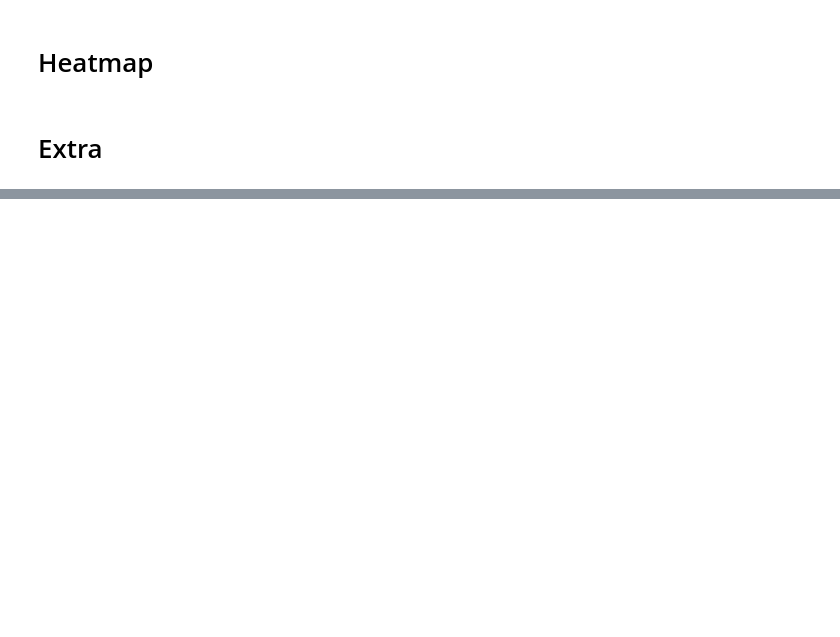
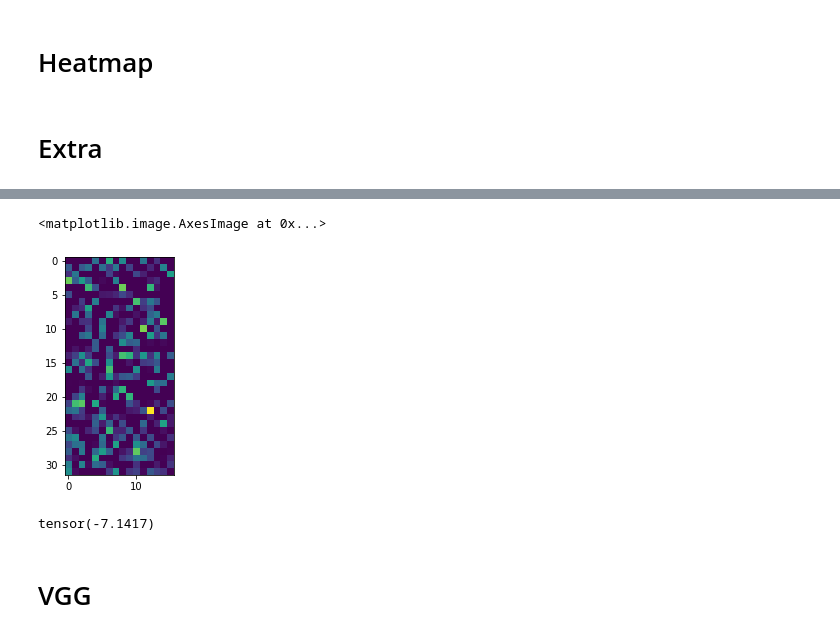
Before and after one commit to ParthikB/F.R.I.E.N.D.S, a Jupyter notebook: FRIENDS_siamese.ipynb, the cells around one changed output, grey strips where cells are left out. Drawn from its saved outputs; the diff is of its cells as text; code cells hidden in the pictures; blank space fills up the shorter version.

```diff
--- a/FRIENDS_siamese.ipynb
+++ b/FRIENDS_siamese.ipynb
@@ -352,0 +385,11 @@ sm3-sm4 : 50.927483
+# %%
+plt.imshow(t2)
+# %% [output]
+<matplotlib.image.AxesImage at 0x...>
+[figure, added]
+# %%
+torch.mean(t1-t2)
+# %% [output]
+tensor(-7.1417)
+# %% [markdown]
+# VGG
```
Also changed, not shown: parts of 16 cells of this notebook.
